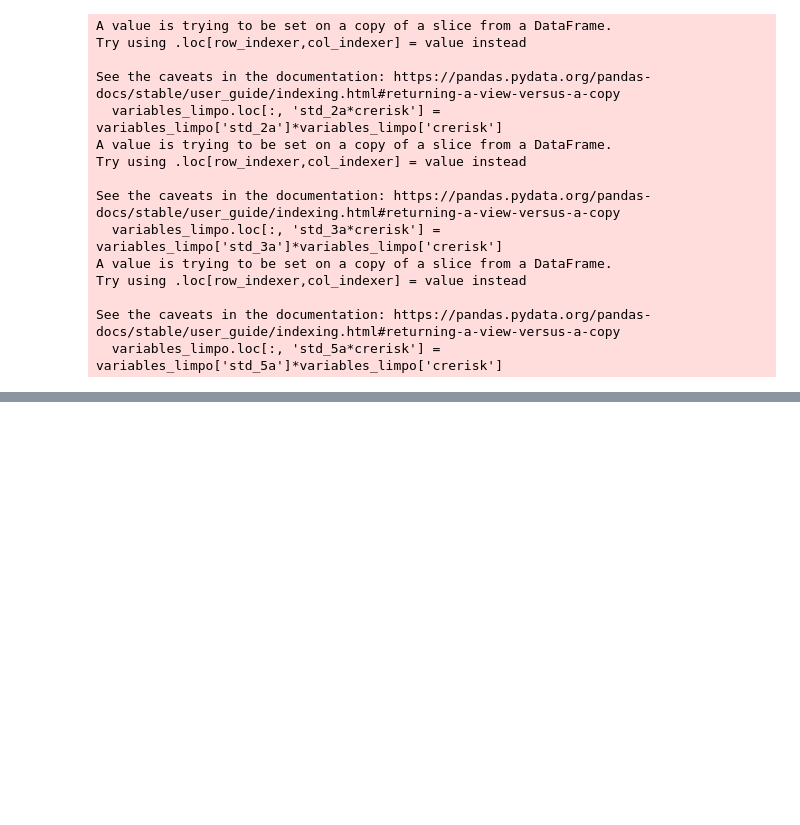
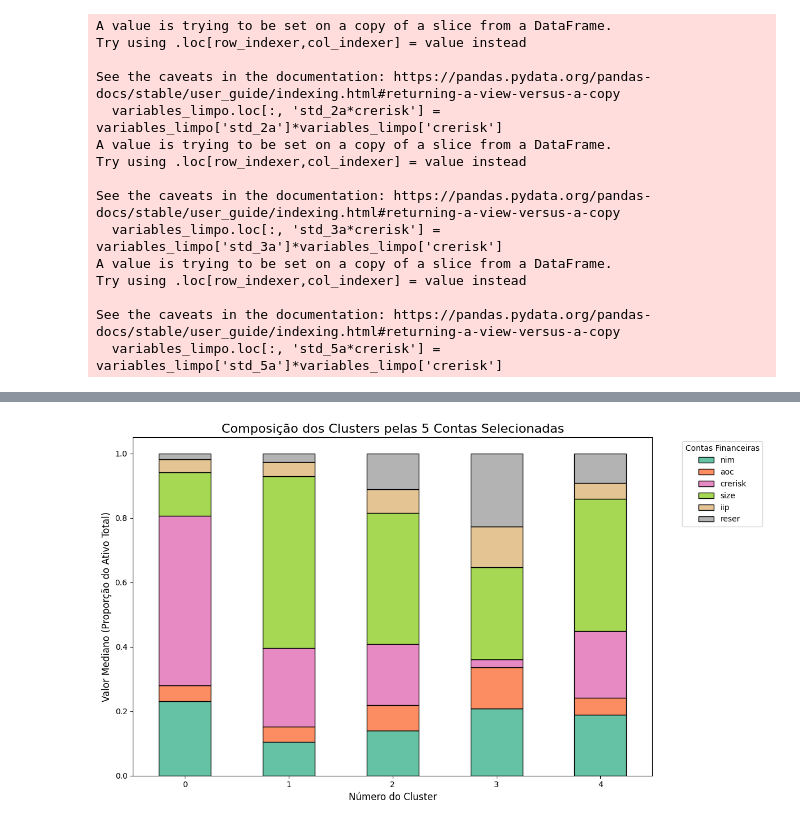
Before and after one commit to hspassos/banking, a Jupyter notebook: model_maudos.ipynb, the cells around one changed output, grey strips where cells are left out. Cells and saved outputs as stored; diff of their text form; code cells hidden in the pictures; blank space fills up the shorter version.

```diff
--- a/model_maudos.ipynb
+++ b/model_maudos.ipynb
@@ -1132,3 +1137,39 @@ Notes:
 [1] Standard Errors assume that the covariance matrix of the errors is correctly specified.
 [2] The smallest eigenvalue is 1.2e-23. This might indicate that there are
 strong multicollinearity problems or that the design matrix is singular.
+# %%
+import matplotlib.pyplot as plt
+import pandas as pd
+
+# 1. Defina as 5 variáveis (contas) que você quer analisar
+# Substitua pelos nomes exatos das colunas no seu DataFrame
+contas_escolhidas = ['nim', 'aoc', 'crerisk', 'size', 'iip', 'reser']
+#contas_escolhidas = ['resultado credor - rendas de operacoes de credito', 'resultado devedor - (-) aprovisionamentos e ajustes patrimoniais', 'resultado devedor - (-) despesas administrativas', 'compensacao ativa - operacoes de risco nivel h', 'ativo realizavel - (-) provisoes para operacoes de credito']
+
+# 2. Agrupe os dados pelo Cluster e calcule a Mediana dessas 5 contas
+# Usamos a mediana para evitar que outliers distorçam a barra
+df_agrupado = variables_limpo.groupby('Cluster')[contas_escolhidas].median().abs()
+df_agrupado = df_agrupado.div(df_agrupado.sum(axis=1), axis=0)
+
+# 3. Gere o Gráfico de Barras Empilhadas
+# O parâmetro 'stacked=True' é o que faz a mágica de empilhar
+fig, ax = plt.subplots(figsize=(12, 7))
+df_agrupado.plot(kind='bar', stacked=True, ax=ax, colormap='Set2', edgecolor='black')
+
+# 4. Formatação para deixar com cara de apresentação executiva
+plt.title('Composição dos Clusters pelas 5 Contas Selecionadas', fontsize=16)
+plt.xlabel('Número do Cluster', fontsize=12)
+plt.ylabel('Valor Mediano (Proporção do Ativo Total)', fontsize=12)
+
+# Rotaciona os números do eixo X para ficarem retos
+plt.xticks(rotation=0)
+
+# Move a legenda para fora do gráfico para não tampar as barras
+plt.legend(title='Contas Financeiras', bbox_to_anchor=(1.05, 1), loc='upper left')
+
+# Ajusta o layout para a legenda não ser cortada ao salvar
+plt.tight_layout()
+
+plt.show()
+# %% [output]
+[figure, added]
```
Also changed, not shown: parts of 6 cells of this notebook, 20 other files.
